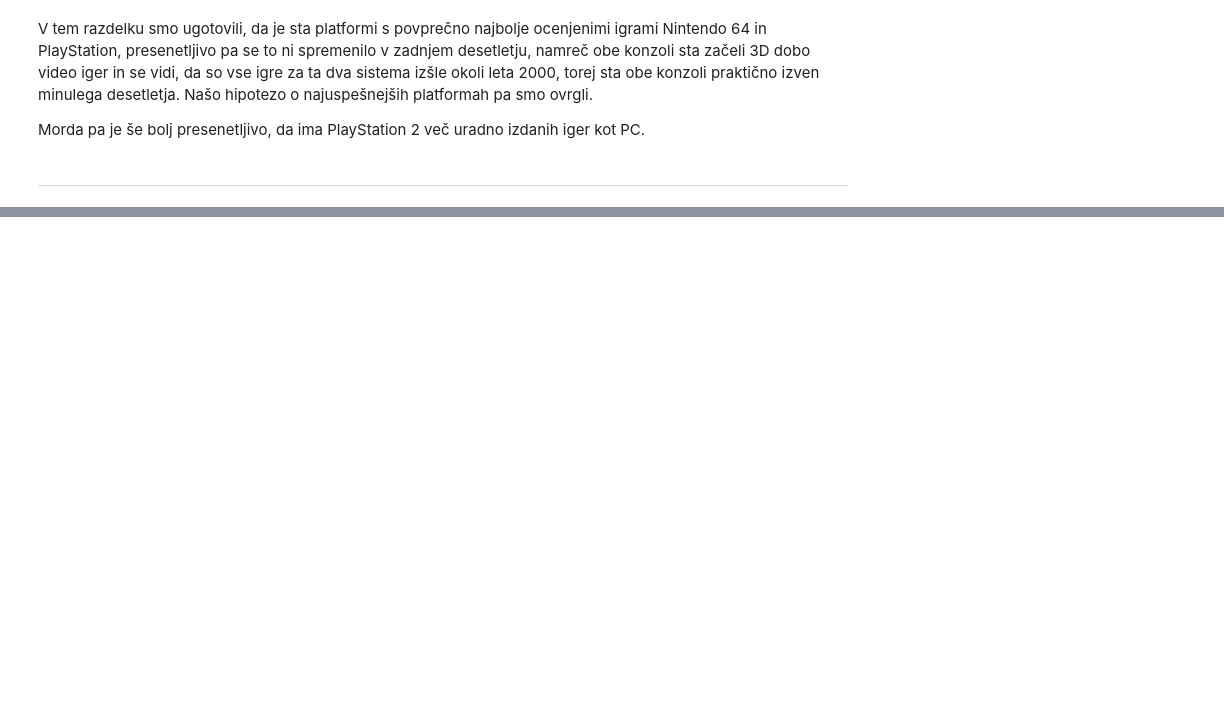
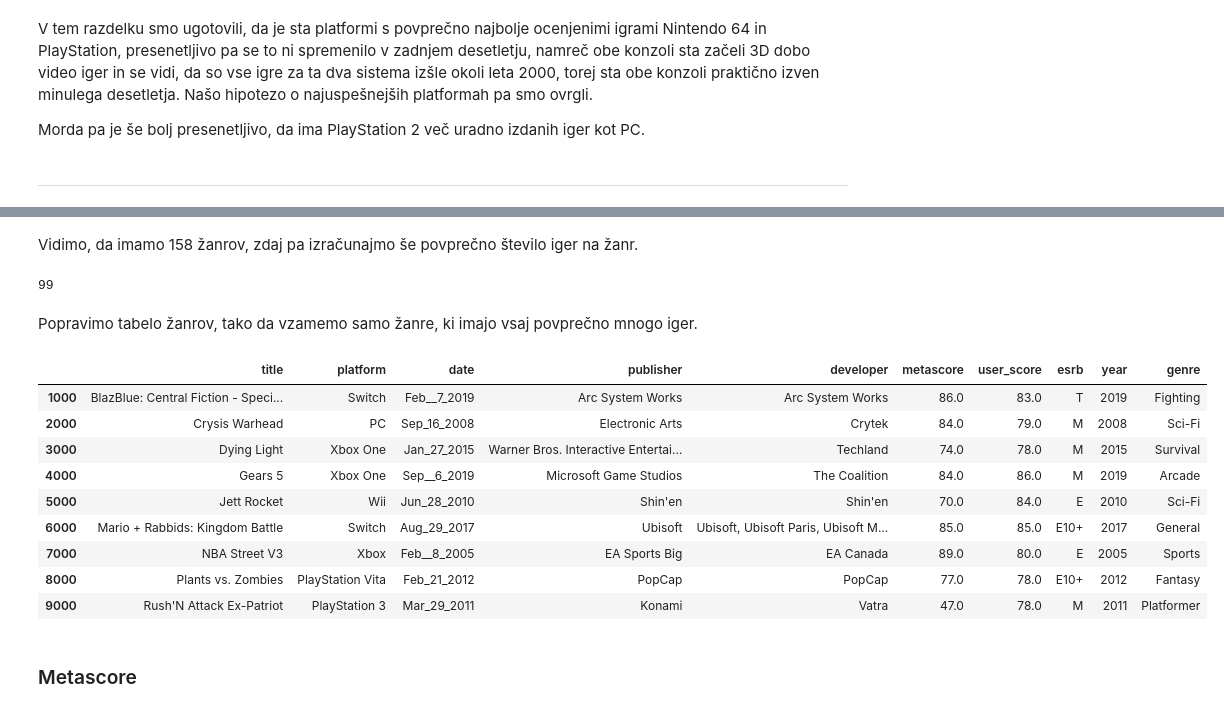
Before and after one commit to AndrazCepic/Naj-Igre, a Jupyter notebook: Naj_Igre.ipynb, the cells around one changed output, grey strips where cells are left out. Saved outputs shown, nothing was run; the diff lists cells and outputs as text; code cells hidden in the pictures; blank space fills up the shorter version.

Commit message:
Analiza žanrov iger

```diff
--- a/Naj_Igre.ipynb
+++ b/Naj_Igre.ipynb
@@ -703,0 +741,27 @@ Morda pa je še bolj presenetljivo, da ima PlayStation 2 več uradno izdanih ige
+# %% [markdown]
+Vidimo, da imamo 158 žanrov, zdaj pa izračunajmo še povprečno število iger na žanr.
+# %%
+avrg_num_per_genre = int(data_g.groupby('genre').size().sum() /  158)
+avrg_num_per_genre
+# %% [output]
+99
+# %% [markdown]
+Popravimo tabelo žanrov, tako da vzamemo samo žanre, ki imajo vsaj povprečno mnogo iger.
+# %%
+genres_size = genres.groupby('genre').size().reset_index()
+genres_size = genres_size[genres_size[0] >= 99]
+genres_fixed = genres.merge(genres_size)
+data_g = data.merge(genres_fixed)
+del data_g[0]
+data_g[1000:10000:1000]
+# %% [output]
+|  | title | platform | date | publisher | developer | metascore | user_score | esrb | year | genre |
+| 1000 | BlazBlue: Central Fiction - Speci... | Switch | Feb__7_2019 | Arc System Works | Arc System Works | 86.0 | 83.0 | T | 2019 | Fighting |
+| 2000 | Crysis Warhead | PC | Sep_16_2008 | Electronic Arts | Crytek | 84.0 | 79.0 | M | 2008 | Sci-Fi |
+| 3000 | Dying Light | Xbox One | Jan_27_2015 | Warner Bros. Interactive Entertai... | Techland | 74.0 | 78.0 | M | 2015 | Survival |
+| 4000 | Gears 5 | Xbox One | Sep__6_2019 | Microsoft Game Studios | The Coalition | 84.0 | 86.0 | M | 2019 | Arcade |
+| 5000 | Jett Rocket | Wii | Jun_28_2010 | Shin'en | Shin'en | 70.0 | 84.0 | E | 2010 | Sci-Fi |
+| 6000 | Mario + Rabbids: Kingdom Battle | Switch | Aug_29_2017 | Ubisoft | Ubisoft, Ubisoft Paris, Ubisoft M... | 85.0 | 85.0 | E10+ | 2017 | General |
+| 7000 | NBA Street V3 | Xbox | Feb__8_2005 | EA Sports Big | EA Canada | 89.0 | 80.0 | E | 2005 | Sports |
+| 8000 | Plants vs. Zombies | PlayStation Vita | Feb_21_2012 | PopCap | PopCap | 77.0 | 78.0 | E10+ | 2012 | Fantasy |
+| 9000 | Rush'N Attack Ex-Patriot | PlayStation 3 | Mar_29_2011 | Konami | Vatra | 47.0 | 78.0 | M | 2011 | Platformer |
@@ -703,0 +771,2 @@ Morda pa je še bolj presenetljivo, da ima PlayStation 2 več uradno izdanih ige
+# %% [markdown]
+### Metascore
```
Also changed, not shown: parts of 51 cells of this notebook.
